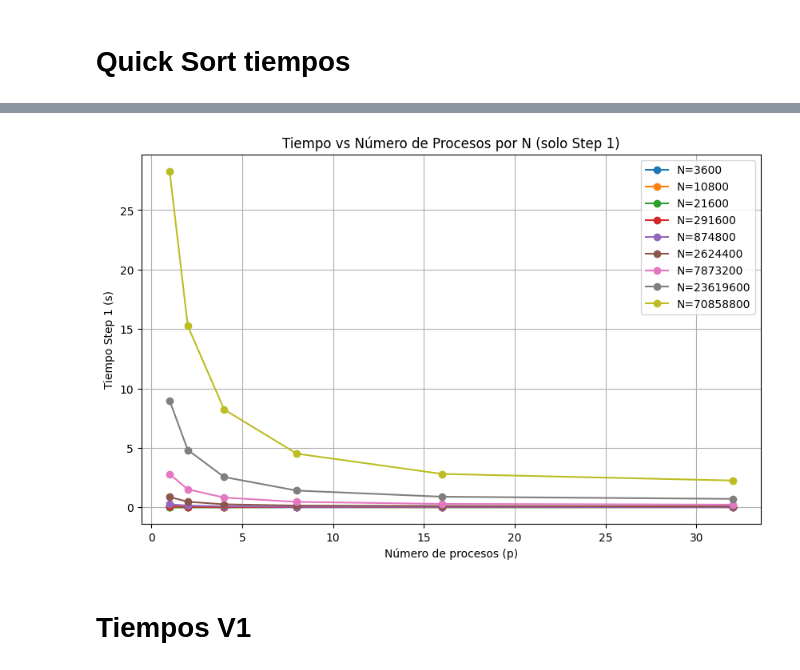
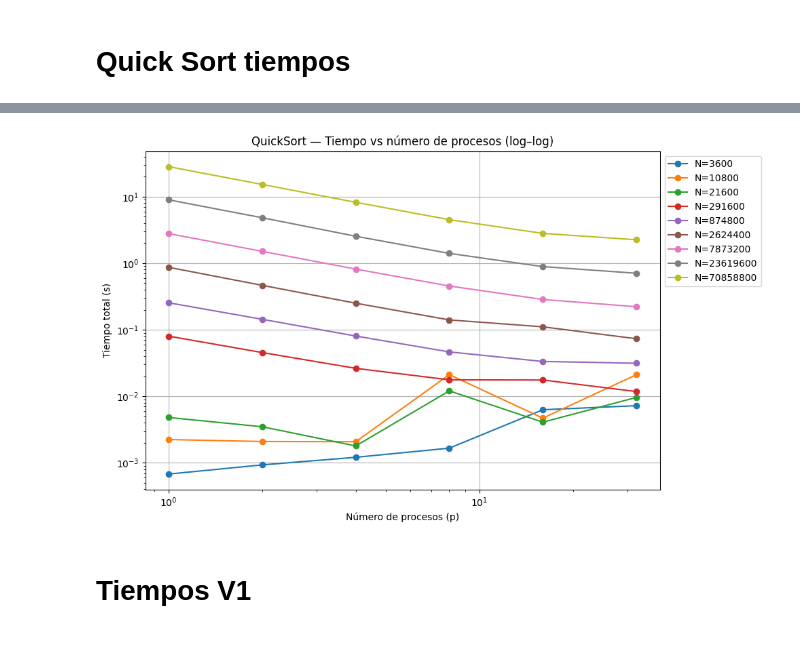
Before and after one commit to marcelino123455/ProyectoParalela, a Jupyter notebook: graficador.ipynb, the cells around one changed output, grey strips where cells are left out. Cells and saved outputs as stored; diff of their text form; code cells hidden in the pictures; blank space fills up the shorter version.

Commit message:
quicksort vs ranking sort advance

```diff
--- a/graficador.ipynb
+++ b/graficador.ipynb
@@ -45,28 +8,53 @@ display(df_all)
 # %%
 import pandas as pd
 import matplotlib.pyplot as plt
+import os
 
-# Filtrar solo Step 1
-df_step1 = df_all[df_all['Step'] == 1].copy()
+TIEMPOS_DIR = "./tiempos/quickSort"
+procesos = os.listdir(TIEMPOS_DIR)
 
-# Crear columna de tiempo total (si deseas cambiarla, solo edita esta línea)
-df_step1['Tiempo'] = df_step1['Computo'] + df_step1['Comunicacion']
+all_data = []
+for p in procesos:
+    csv_path = os.path.join(TIEMPOS_DIR, p, "tiempos.csv")
+    df = pd.read_csv(csv_path)
+    df['p'] = int(p)
+    all_data.append(df)
 
-# Graficar: para cada N, tiempos vs p
-plt.figure(figsize=(10,6))
+df_all_qs = pd.concat(all_data, ignore_index=True)
 
-for N, df_group in df_step1.groupby("N"):
-    df_group = df_group.sort_values("p")   # ordenar por número de procesos
-    plt.plot(df_group['p'], df_group['Tiempo'], marker='o', label=f"N={N}")
+df_qs = df_all_qs.copy()
+df_qs = df_qs[~df_qs['Step'].isin([1])]
 
+df_qs['Total'] = df_qs['Computo'] + df_qs['Comunicacion']
+
+df_grouped_qs = (
+    df_qs.groupby(['N', 'p'], as_index=False)[['Total']].sum()
+)
+
+
+unique_N = sorted(df_grouped_qs['N'].unique())
+cmap = plt.get_cmap('tab10')
+colors = {N: cmap(i % 10) for i, N in enumerate(unique_N)}
+
+
+plt.figure(figsize=(10, 6))
+
+for N, df_N in df_grouped_qs.groupby('N'):
+    plt.plot(df_N['p'], df_N['Total'],
+             marker='o',
+             label=f"N={N}",
+             color=colors[N])
+
+plt.xscale('log')
+plt.yscale('log')
 plt.xlabel("Número de procesos (p)")
-plt.ylabel("Tiempo Step 1 (s)")
-plt.title("Tiempo vs Número de Procesos por N (solo Step 1)")
-plt.legend()
+plt.ylabel("Tiempo total (s)")
+plt.title("QuickSort — Tiempo vs número de procesos (log-log)")
 plt.grid(True)
-
+plt.legend(loc='upper left', bbox_to_anchor=(1.0, 1.0))
+plt.tight_layout()
 plt.show()
 # %% [output]
-[figure, old version]
+[figure, new version]
 # %% [markdown]
 # Tiempos V1
```
Also changed, not shown: parts of 7 cells of this notebook, 1 other file.
